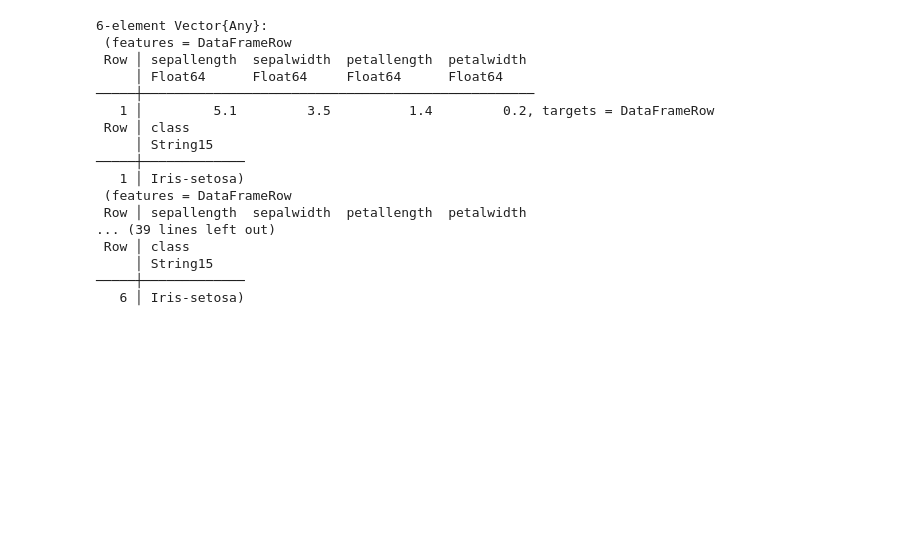
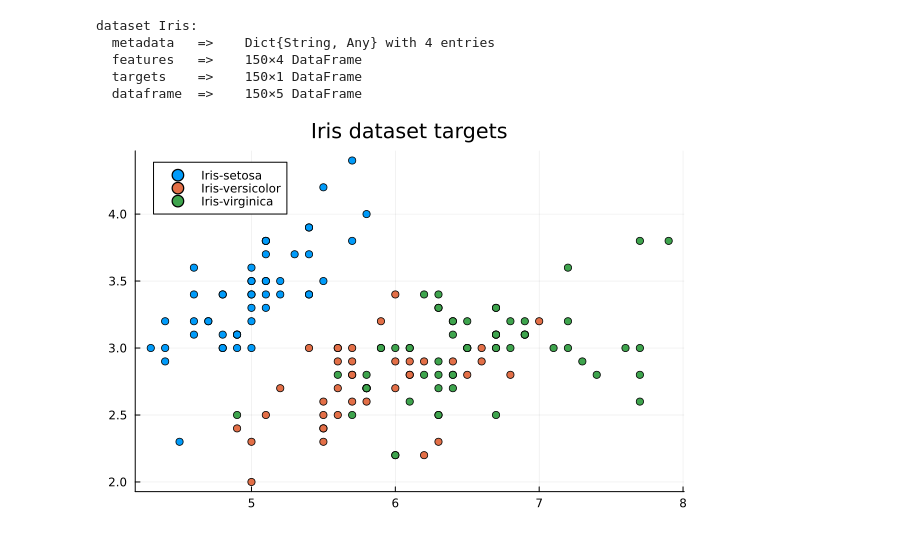
Before and after one commit to pp4bb/EAFIT_Semestre9, a Jupyter notebook: InteligenciaArtificial/tareas/tarea_No_Supervisados/unsupervised.ipynb, the cells around one changed output. Drawn from its saved outputs; the diff is of its cells as text; code cells hidden in the pictures; blank space fills up the shorter version.

```diff
--- a/InteligenciaArtificial/tareas/tarea_No_Supervisados/unsupervised.ipynb
+++ b/InteligenciaArtificial/tareas/tarea_No_Supervisados/unsupervised.ipynb
@@ -1,25 +1,18 @@
 # %%
 using MLDatasets, DataFrames
+include("unsupervised.jl")
 
 # Load Iris dataset
-iris = MLDatasets.Iris()
-# preview the first 6 rows of the dataset
-first(iris, 6)
+iris = Iris()
 # %% [output]
-6-element Vector{Any}:
- (features = DataFrameRow
- Row │ sepallength  sepalwidth  petallength  petalwidth
-     │ Float64      Float64     Float64      Float64
-─────┼──────────────────────────────────────────────────
-   1 │         5.1         3.5          1.4         0.2, targets = DataFrameRow
- Row │ class
-     │ String15
-─────┼─────────────
-   1 │ Iris-setosa)
- (features = DataFrameRow
- Row │ sepallength  sepalwidth  petallength  petalwidth
-... (39 lines left out)
- Row │ class
-     │ String15
-─────┼─────────────
-   6 │ Iris-setosa)
+dataset Iris:
+  metadata   =>    Dict{String, Any} with 4 entries
+  features   =>    150×4 DataFrame
+  targets    =>    150×1 DataFrame
+  dataframe  =>    150×5 DataFrame
+# %%
+# Plot the data
+using Plots
+scatter(iris.features[!, :sepalwidth], iris.features[!, :sepallength], group = iris.targets[!, :class], legend = :topleft, title = "Iris dataset targets")
+# %% [output]
+[figure, added]
```
Also changed, not shown: parts of 1 cell of this notebook, 4 other files.
